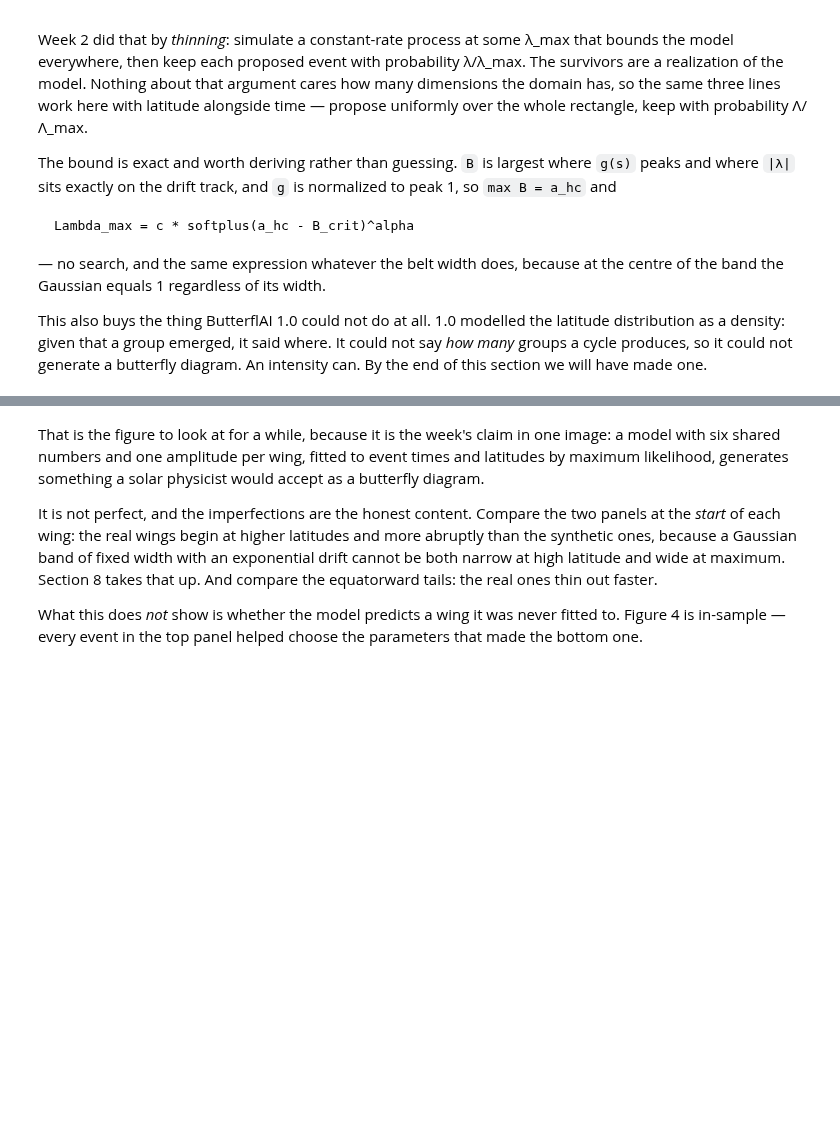
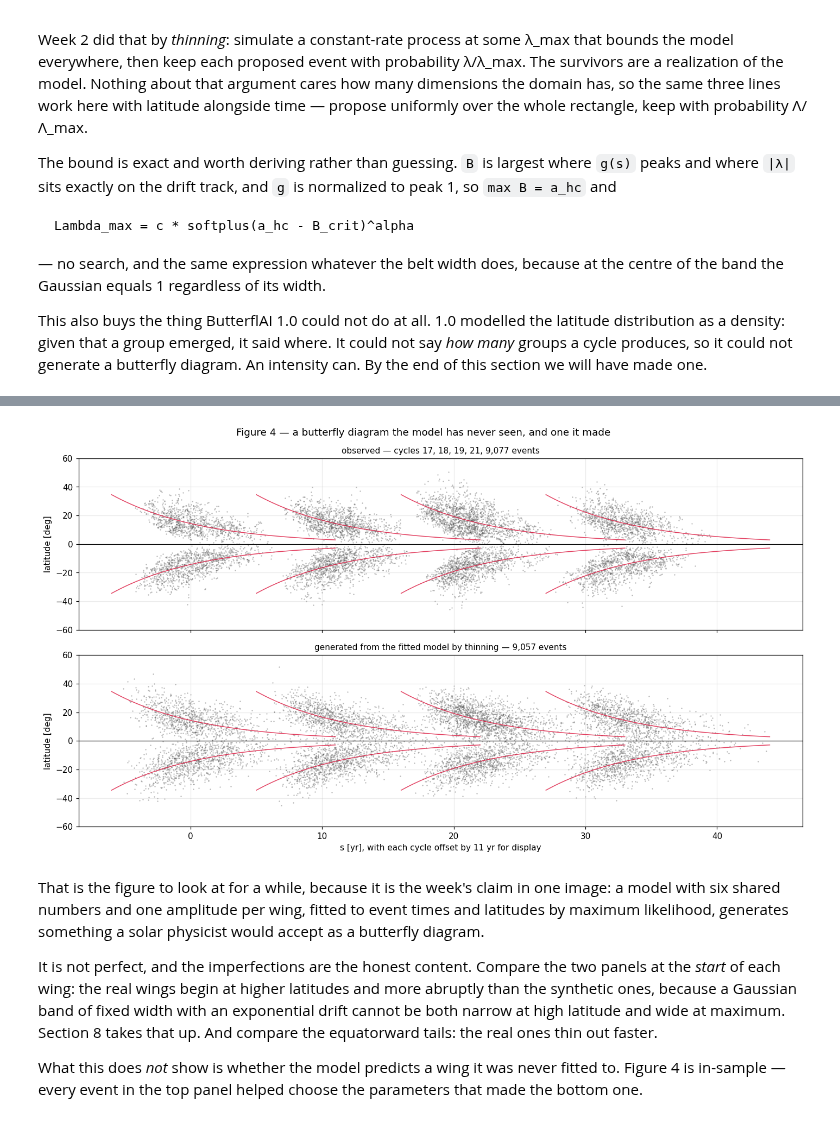
Before and after one commit to jhamilton58/butterflai2, a Jupyter notebook: submissions/weeks/week_03/03_latent_belt.ipynb, the cells around one changed output, grey strips where cells are left out. Saved outputs shown, nothing was run; the diff lists cells and outputs as text; code cells hidden in the pictures; blank space fills up the shorter version.

```diff
--- a/submissions/weeks/week_03/03_latent_belt.ipynb
+++ b/submissions/weeks/week_03/03_latent_belt.ipynb
@@ -1722,3 +1871,45 @@ raise NotImplementedError("Task 27: Generate a synthetic wing by thinning, in tw
+# %%
+def intensity_max(a_hc, shared):
+    # Lambda_max = c * softplus(a_hc - B_crit)^alpha
+    # Under alpha = 1, raising is a no-op but kept here for physical mapping.
+    excess = softplus(a_hc - B_CRIT)
+    return float(shared["c"] * (excess ** ALPHA))
+
+
+def simulate_wing(intensity_fn, rate_max, rng, mesh=MESH_2D):
+    s_mesh, lam_mesh = mesh
+    s_min, s_max = s_mesh[0], s_mesh[-1]
+    lam_min, lam_max = lam_mesh[0], lam_mesh[-1]
+
+    # Domain area in degree-years
+    area = (s_max - s_min) * (lam_max - lam_min)
+
+    # Expected count for a homogeneous Poisson process of intensity rate_max
+    expected_proposals = rate_max * area
+
+    # Draw number of proposals
+    n_proposals = rng.poisson(expected_proposals)
+
+    # Generate uniform proposals over the rectangle
+    proposed_s = rng.uniform(s_min, s_max, n_proposals)
+    proposed_lat = rng.uniform(lam_min, lam_max, n_proposals)
+    proposed = (proposed_lat, proposed_s)
+
+    # Compute acceptance probabilities
+    intensities = intensity_fn(proposed_lat, proposed_s)
+    p_accept = intensities / rate_max
+
+    # Safety check to avoid thinned bias
+    if np.any(p_accept > 1.0 + 1e-9):
+        raise ValueError(f"rate_max={rate_max} does not bound the intensity! Max p_accept={p_accept.max()}")
+
+    # Keep survivors
+    keep_mask = rng.uniform(0.0, 1.0, n_proposals) < p_accept
+
+    kept_lat = proposed_lat[keep_mask]
+    kept_s = proposed_s[keep_mask]
+
+    return kept_lat, kept_s, proposed, keep_mask
 # %%
 # Given: check the analytic bound against the mesh, then simulate one synthetic wing per hemicycle.
 for label in ("19N", "14S"):
@@ -1769,34 +1980,36 @@ print("construction, so this tests the implementation, not whether the Sun has a
 # %%
 # Given: Figure 4 — the real butterfly diagram, and one the model made.
 fig, axes = plt.subplots(2, 1, figsize=(13, 7.4), sharex=True, sharey=True)
 SHOW_CYCLES = (17, 18, 19, 21)
 offsets = {c: 11.0 * i for i, c in enumerate(SHOW_CYCLES)}
 
 
 def draw_butterfly(ax, source, title):
     for cyc in SHOW_CYCLES:
         for hemi, sign in (("N", 1.0), ("S", -1.0)):
             label = f"{cyc}{hemi}"
             if label not in source:
                 continue
             lat_here, s_here = source[label]
             ax.scatter(s_here + offsets[cyc], sign * lat_here, s=2.4, c="0.3", alpha=0.4, linewidths=0)
-            track = drift(S_2D, shared["mu_a"], shared["mu_b"])
+            track = drifts(S_2D, shared["mu_a"], shared["mu_b"])
             ax.plot(S_2D + offsets[cyc], sign * track, color="crimson", lw=1.0, alpha=0.8)
     ax.axhline(0.0, color="k", lw=0.8)
     ax.set_ylim(-LAM_MAX, LAM_MAX)
     ax.set_ylabel("latitude [deg]")
     ax.set_title(title, fontsize=10)
 
 
 draw_butterfly(axes[0], EVENTS, f"observed — cycles {', '.join(map(str, SHOW_CYCLES))}, "
                                 f"{sum(COUNTS[f'{c}{h}'] for c in SHOW_CYCLES for h in 'NS'):,} events")
 draw_butterfly(axes[1], SYNTHETIC, "generated from the fitted model by thinning — "
                                    f"{sum(len(SYNTHETIC[f'{c}{h}'][0]) for c in SHOW_CYCLES for h in 'NS'):,} events")
 axes[1].set_xlabel("s [yr], with each cycle offset by 11 yr for display")
 fig.suptitle("Figure 4 — a butterfly diagram the model has never seen, and one it made")
 plt.tight_layout()
 plt.show()
+# %% [output]
+[figure, added]
 # %% [markdown]
 That is the figure to look at for a while, because it is the week's claim in one image: a model with six
 shared numbers and one amplitude per wing, fitted to event times and latitudes by maximum likelihood,
```
Also changed, not shown: parts of 33 cells of this notebook.
